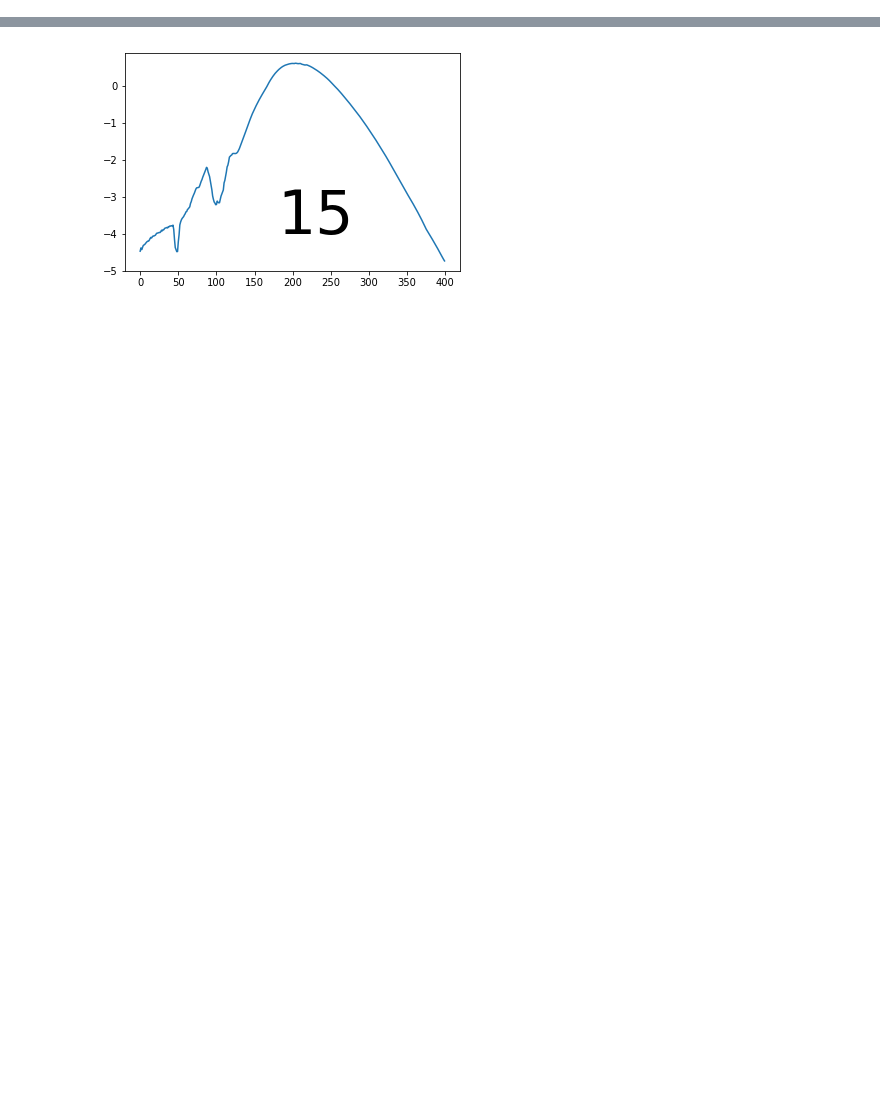
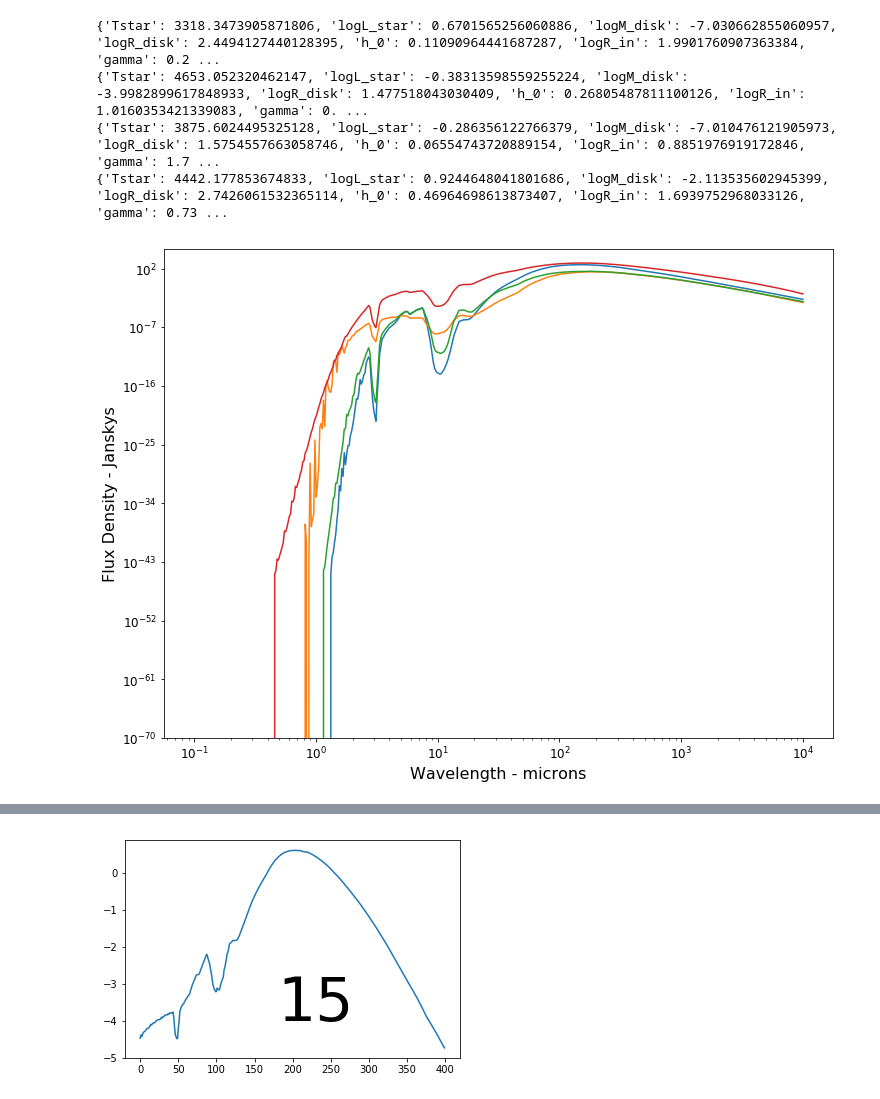
Before and after one commit to elizabethteng/crassula, a Jupyter notebook: figure_factory.ipynb, the cells around one changed output, grey strips where cells are left out. Saved outputs shown, nothing was run; the diff lists cells and outputs as text; code cells hidden in the pictures; blank space fills up the shorter version.

```diff
--- a/figure_factory.ipynb
+++ b/figure_factory.ipynb
@@ -101,10 +138,18 @@ with open ('../grid_metadata/cubefull.txt', 'rb') as fp:
 with open ('../grid_metadata/xvals.txt', 'rb') as fp:
     xvals = pickle.load(fp)
 # %%
-plt.figure(figsize=(16,12))
-for i in range(3850):
-    plt.plot(np.log10(xvals),cube[i],c='b',alpha=0.03)
-plt.xlabel("log(Wavelength) - microns").set_fontsize(16)
-plt.ylabel("log(Flux Density) - Janskys").set_fontsize(16)
-plt.tick_params(labelsize=12)
+plt.figure(figsize=(12,9))
+for i in (5,18,47,60):
+    print(dictionary[i])
+    plt.loglog(xvals,10**cube2[i])
+    plt.ylim(1e-70,1e5)
+    plt.ylabel("Flux Density - Janskys",fontsize=16)
+    plt.xlabel("Wavelength - microns",fontsize=16)
+    plt.tick_params(labelsize=12)
 plt.show()
+# %% [output]
+{'Tstar': 3318.3473905871806, 'logL_star': 0.6701565256060886, 'logM_disk': -7.030662855060957, 'logR_disk': 2.4494127440128395, 'h_0': 0.11090964441687287, 'logR_in': 1.9901760907363384, 'gamma': 0.2 ...
+{'Tstar': 4653.052320462147, 'logL_star': -0.38313598559255224, 'logM_disk': -3.9982899617848933, 'logR_disk': 1.477518043030409, 'h_0': 0.26805487811100126, 'logR_in': 1.0160353421339083, 'gamma': 0. ...
+{'Tstar': 3875.6024495325128, 'logL_star': -0.286356122766379, 'logM_disk': -7.010476121905973, 'logR_disk': 1.5754557663058746, 'h_0': 0.06554743720889154, 'logR_in': 0.8851976919172846, 'gamma': 1.7 ...
+{'Tstar': 4442.177853674833, 'logL_star': 0.9244648041801686, 'logM_disk': -2.113535602945399, 'logR_disk': 2.7426061532365114, 'h_0': 0.46964698613873407, 'logR_in': 1.6939752968033126, 'gamma': 0.73 ...
+[figure, added]
```
Also changed, not shown: parts of 12 cells of this notebook, 1 other file.
